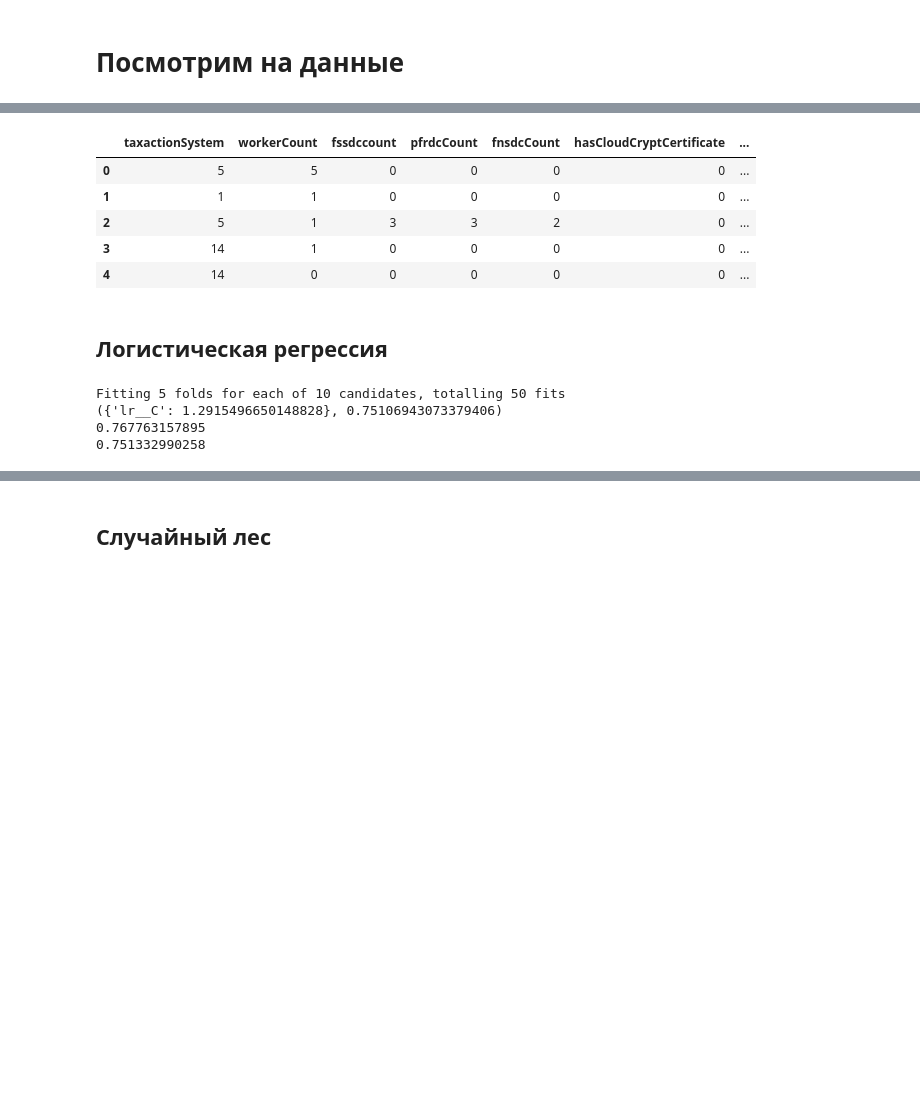
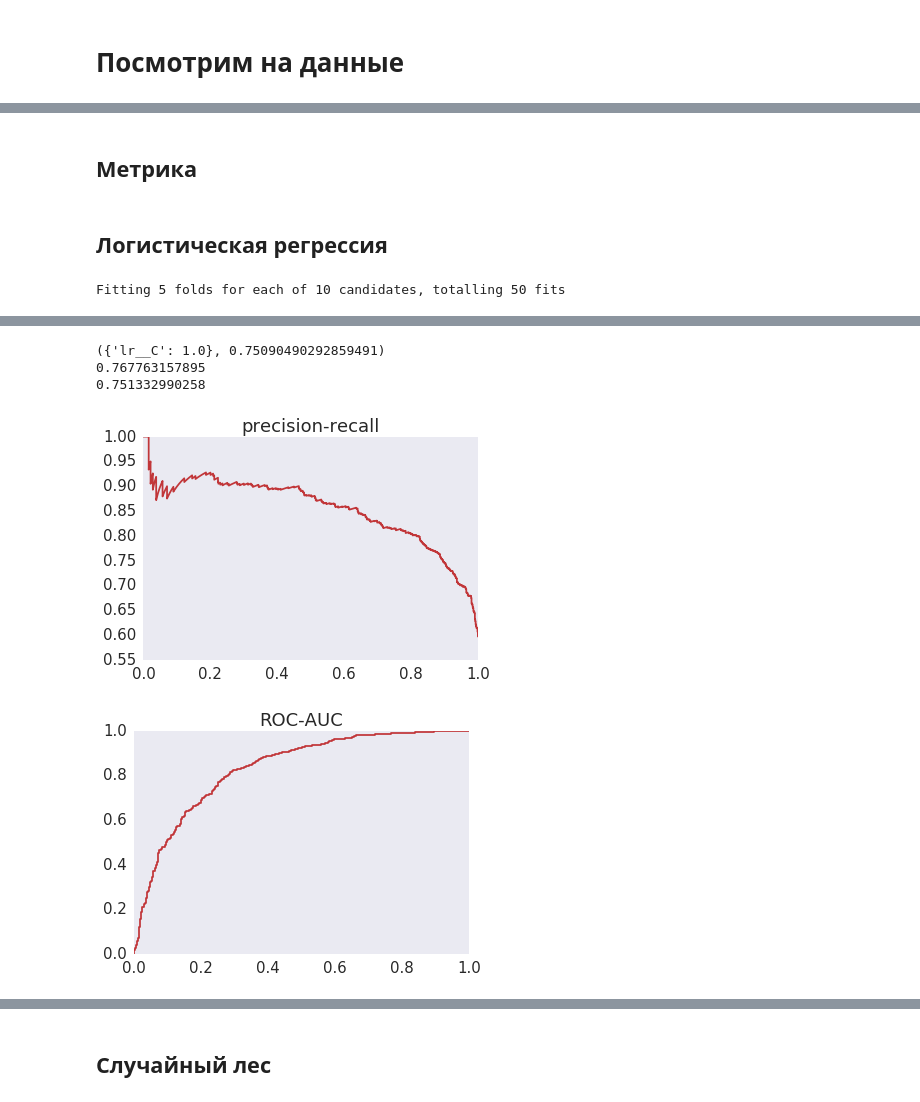
Before and after one commit to Danil328/study, a Jupyter notebook: ML/ML.ipynb, the cells around one changed output, grey strips where cells are left out. Cells and saved outputs as stored; diff of their text form; code cells hidden in the pictures; blank space fills up the shorter version.

```diff
--- a/ML/ML.ipynb
+++ b/ML/ML.ipynb
@@ -116,13 +140,15 @@ print(dict(enumerate(label_encoder.classes_)))
-# %%
-train['taxactionSystem'] = label_encoder.fit_transform(train['taxactionSystem']).astype('int')
-train.head()
-# %% [output]
-|  | taxactionSystem | workerCount | fssdccount | pfrdcCount | fnsdcCount | hasCloudCryptCertificate | ... |
-| 0 | 5 | 5 | 0 | 0 | 0 | 0 | ... |
-| 1 | 1 | 1 | 0 | 0 | 0 | 0 | ... |
-| 2 | 5 | 1 | 3 | 3 | 2 | 0 | ... |
-| 3 | 14 | 1 | 0 | 0 | 0 | 0 | ... |
-| 4 | 14 | 0 | 0 | 0 | 0 | 0 | ... |
+# %% [markdown]
+## Метрика
+# %%
+def getROC_AUC(method,test_X,test_y):
+    precision, recall, thresholds = precision_recall_curve(test_y, method.predict_proba(test_X)[:,1])
+    plt.title("precision-recall")
+    plt.plot(recall,precision)
+
+    fpr, tpr, thresholds = roc_curve(test_y, method.predict_proba(test_X)[:,1])
+    plt.figure()
+    plt.title("ROC-AUC")
+    plt.plot(fpr,tpr)
 # %% [markdown]
 ## Логистическая регрессия
 # %%
@@ -132,17 +158,15 @@ from sklearn.pipeline import Pipeline
 
 lr=LogisticRegression(n_jobs=4)
 lr_pipe = Pipeline([('scaler', StandardScaler()), ('lr', LogisticRegression(n_jobs=-1))])
-lr_params = {'lr__C':np.logspace(-3, 1, 10)}
+lr_params = {'lr__C':np.logspace(-8, 1, 10)}
 lr_grid = GridSearchCV(lr_pipe, lr_params,
                          cv=5, n_jobs=-1,
-                        verbose=True)
+                        verbose=True,scoring='accuracy')
 lr_grid.fit(train_X, train_y)
 lr_pred=lr_grid.predict(test_X)
 print (lr_grid.best_params_, lr_grid.best_score_)
 print accuracy_score(test_y, lr_pred)
 print roc_auc_score(test_y, lr_pred)
+getROC_AUC(lr_grid,test_X,test_y)
 # %% [output]
 Fitting 5 folds for each of 10 candidates, totalling 50 fits
-({'lr__C': 1.2915496650148828}, 0.75106943073379406)
-0.767763157895
-0.751332990258
@@ -149,0 +174,5 @@ Fitting 5 folds for each of 10 candidates, totalling 50 fits
+({'lr__C': 1.0}, 0.75090490292859491)
+0.767763157895
+0.751332990258
+[figure, added]
+[figure, added]
```
Also changed, not shown: parts of 30 cells of this notebook.
